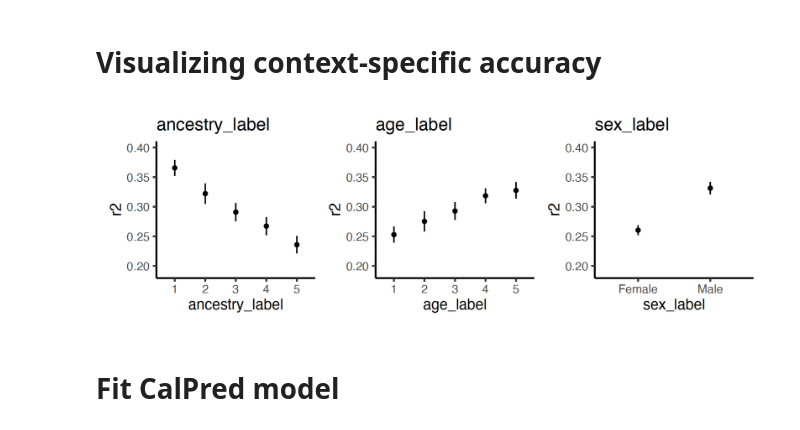
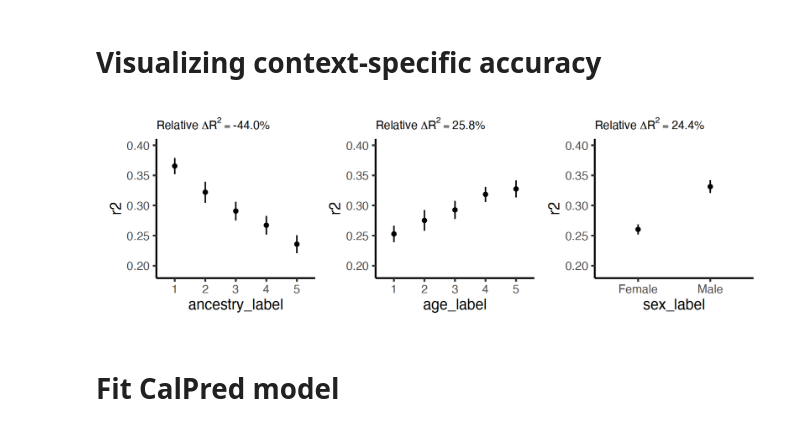
Before and after one commit to KangchengHou/calpred, a Jupyter notebook: introduction.ipynb, the cells around one changed output. Drawn from its saved outputs; the diff is of its cells as text; code cells hidden in the pictures.

```diff
--- a/introduction.ipynb
+++ b/introduction.ipynb
@@ -53,19 +53,25 @@ data <- simulate_example(n_indiv=n_indiv, sd_coef=sd_coef)
 # %%
 plot_list <- list()
 
 for (context in c("ancestry_label", "age_label", "sex_label")) {
 
     stats <- compute_stats(y=data[, 'y'], pred=data[, 'yhat'], group=data[, context])
+    group_r2 <- stats$stats$r2
+    # (last group R2 - first group R2) / mean(R2)
+    relative_delta_r2 <- (group_r2[length(group_r2)] - group_r2[1]) / mean(group_r2)
+    relative_delta_r2 <- sprintf("%0.1f%%", relative_delta_r2 * 100)
+
     p <- plot_stats(stats$bootstrap_stats, 'r2') +
           labs(title = context, x=context) +
-          ylim(0.19, 0.4)
+          ylim(0.19, 0.4) + ggtitle(bquote("Relative " * Delta*R^2 == .(relative_delta_r2))) +
+          theme(plot.title = element_text(size = 11))
     plot_list[[context]] <- p
 }
 
 options(repr.plot.width = 9, repr.plot.height = 3)
 wrap_plots(plotlist = plot_list, ncol = 3)
 # %% [output]
-[figure, old version]
+[figure, new version]
 # %% [markdown]
 # Fit CalPred model
 # %%
```
Also changed, not shown: parts of 1 cell of this notebook, 1 other file.
